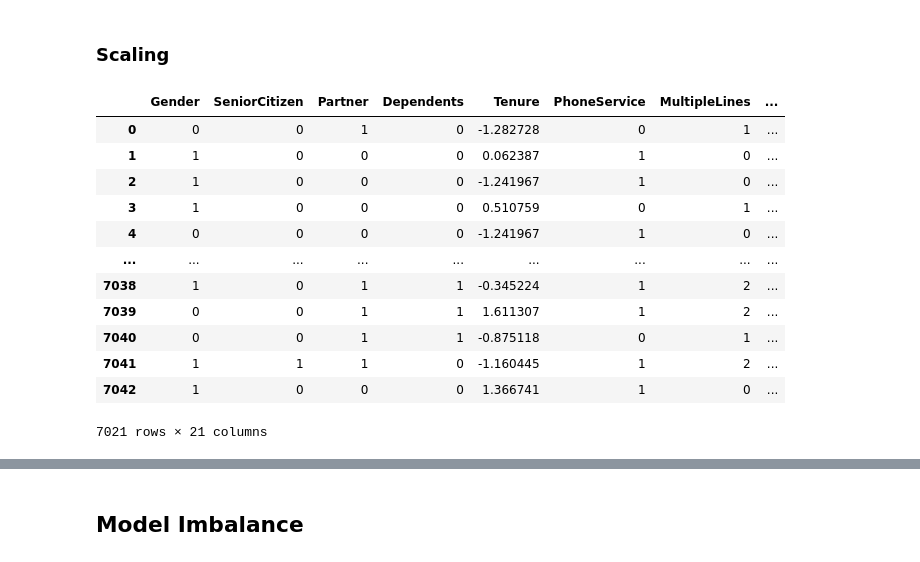
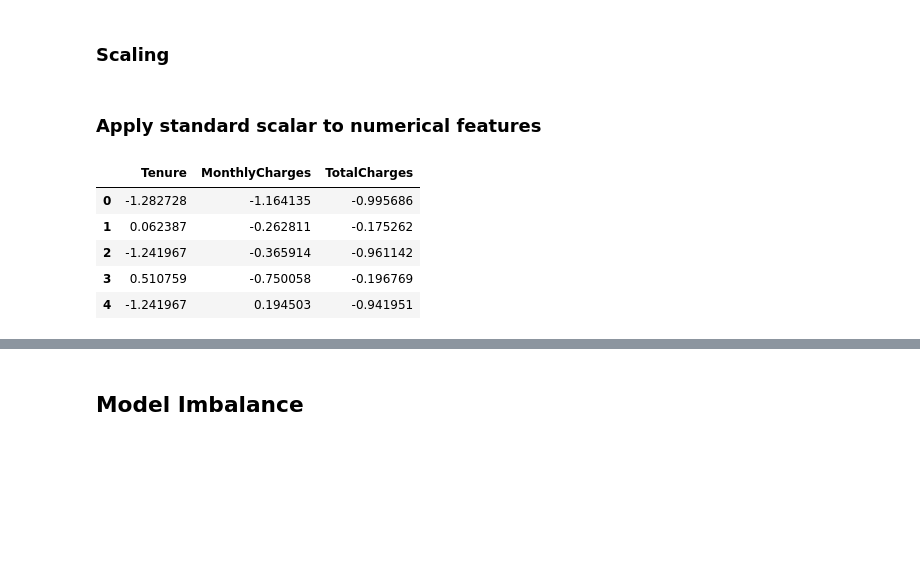
Before and after one commit to meenakshyyy/Customer-Churn-Telecom, a Jupyter notebook: Customer churn.ipynb, the cells around one changed output, grey strips where cells are left out. Drawn from its saved outputs; the diff is of its cells as text; code cells hidden in the pictures; blank space fills up the shorter version.

```diff
--- a/Customer churn.ipynb
+++ b/Customer churn.ipynb
@@ -183,7 +183,8 @@ cat_cols=["Gender","Partner","Dependents","SeniorCitizen","PhoneService","Multip
           "PaperlessBilling","PaymentMethod"]
 num_cols=["Tenure","MonthlyCharges","TotalCharges"]
 
-target_col=['Churn']
+# Convert the target variable 'Churn' into Binary value by using map function
+df['Churn']= df['Churn'].map({'Yes': 1, 'No': 0})
 # %% [markdown]
 ### Descriptive statistics for Categorical columns
 # %%
@@ -611,10 +612,3 @@ df.head()
 ## Encoding and Scaling
 # %% [markdown]
 ### Encoding
-# %%
-label_enc= LabelEncoder()
-for col in cat_cols:
-    df[col]=label_enc.fit_transform(df[col])
-
-df["Churn"]=label_enc.fit_transform(df["Churn"])
-df
@@ -635,21 +634,15 @@ df
 # %% [markdown]
 ### Scaling
+# %% [markdown]
+### Apply standard scalar to numerical features
 # %%
-Scaler=StandardScaler()
-for col in num_cols:
-    df[col]=Scaler.fit_transform(df[[col]])
-df
+std_scal=StandardScaler()
+df[num_cols]=std_scal.fit_transform(df[num_cols])
+df[num_cols].head()
 # %% [output]
-|  | Gender | SeniorCitizen | Partner | Dependents | Tenure | PhoneService | MultipleLines | ... |
-| 0 | 0 | 0 | 1 | 0 | -1.282728 | 0 | 1 | ... |
-| 1 | 1 | 0 | 0 | 0 | 0.062387 | 1 | 0 | ... |
-| 2 | 1 | 0 | 0 | 0 | -1.241967 | 1 | 0 | ... |
-| 3 | 1 | 0 | 0 | 0 | 0.510759 | 0 | 1 | ... |
-| 4 | 0 | 0 | 0 | 0 | -1.241967 | 1 | 0 | ... |
-| ... | ... | ... | ... | ... | ... | ... | ... | ... |
-| 7038 | 1 | 0 | 1 | 1 | -0.345224 | 1 | 2 | ... |
-| 7039 | 0 | 0 | 1 | 1 | 1.611307 | 1 | 2 | ... |
-| 7040 | 0 | 0 | 1 | 1 | -0.875118 | 0 | 1 | ... |
-| 7041 | 1 | 1 | 1 | 0 | -1.160445 | 1 | 2 | ... |
-| 7042 | 1 | 0 | 0 | 0 | 1.366741 | 1 | 0 | ... |
+|  | Tenure | MonthlyCharges | TotalCharges |
+| 0 | -1.282728 | -1.164135 | -0.995686 |
+| 1 | 0.062387 | -0.262811 | -0.175262 |
+| 2 | -1.241967 | -0.365914 | -0.961142 |
+| 3 | 0.510759 | -0.750058 | -0.196769 |
+| 4 | -1.241967 | 0.194503 | -0.941951 |
-7021 rows × 21 columns
```
Also changed, not shown: parts of 39 cells of this notebook, 1 other file.
